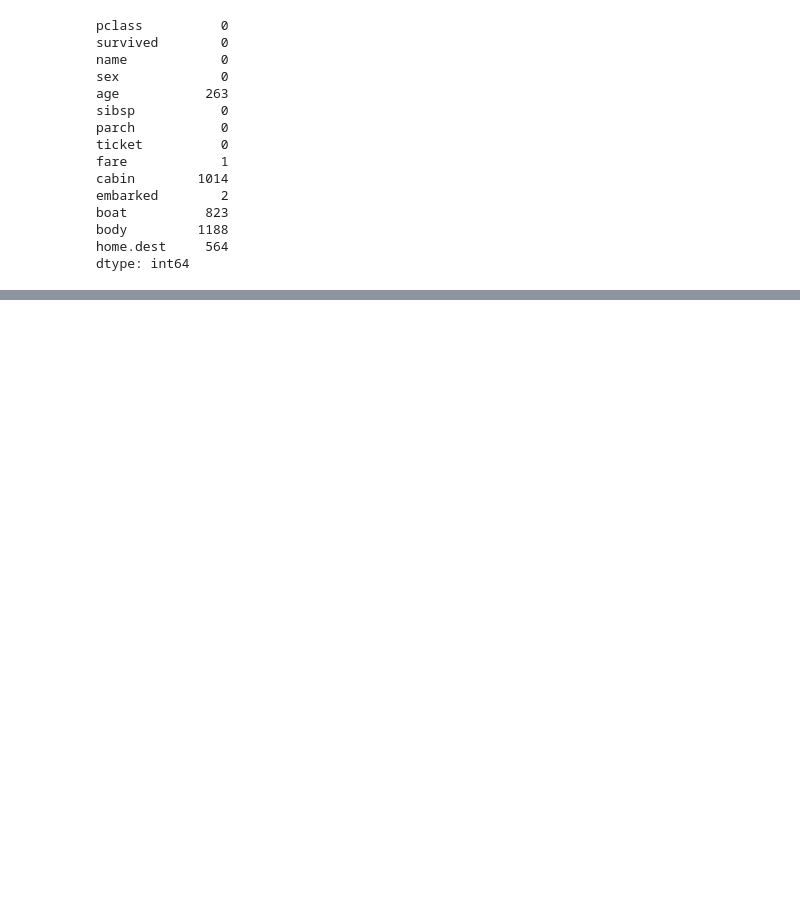
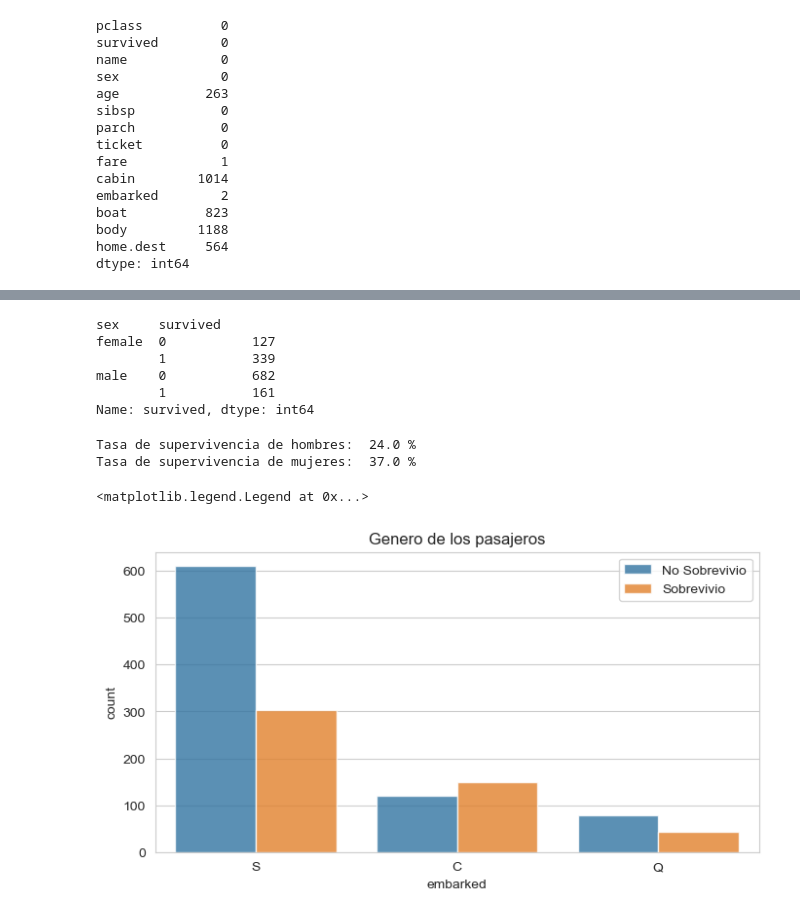
Before and after one commit to FranFer03/data_science, a Jupyter notebook: Titanic/Titanic.ipynb, the cells around one changed output, grey strips where cells are left out. Cells and saved outputs as stored; diff of their text form; code cells hidden in the pictures; blank space fills up the shorter version.

```diff
--- a/Titanic/Titanic.ipynb
+++ b/Titanic/Titanic.ipynb
@@ -53,0 +155,26 @@ dtype: int64
+# %%
+merc = data.groupby(["sex","survived"],as_index=True)["survived"].count()
+merc
+# %% [output]
+sex     survived
+female  0           127
+        1           339
+male    0           682
+        1           161
+Name: survived, dtype: int64
+# %%
+rate_survived_male = round(161/682,2)*100
+rate_survived_female = round(127/339,2)*100
+print("Tasa de supervivencia de hombres: ",rate_survived_male,"%")
+print("Tasa de supervivencia de mujeres: ",rate_survived_female,"%")
+# %% [output]
+Tasa de supervivencia de hombres:  24.0 %
+Tasa de supervivencia de mujeres:  37.0 %
+# %%
+fig, ax = plt.subplots(figsize=(8, 4))
+sns.countplot(x="embarked", data=data ,hue="survived",alpha=0.8)
+ax.set_title("Genero de los pasajeros")
+ax.legend(("No Sobrevivio","Sobrevivio"))
+# %% [output]
+<matplotlib.legend.Legend at 0x...>
+[figure, added]
```
Also changed, not shown: parts of 32 cells of this notebook.
